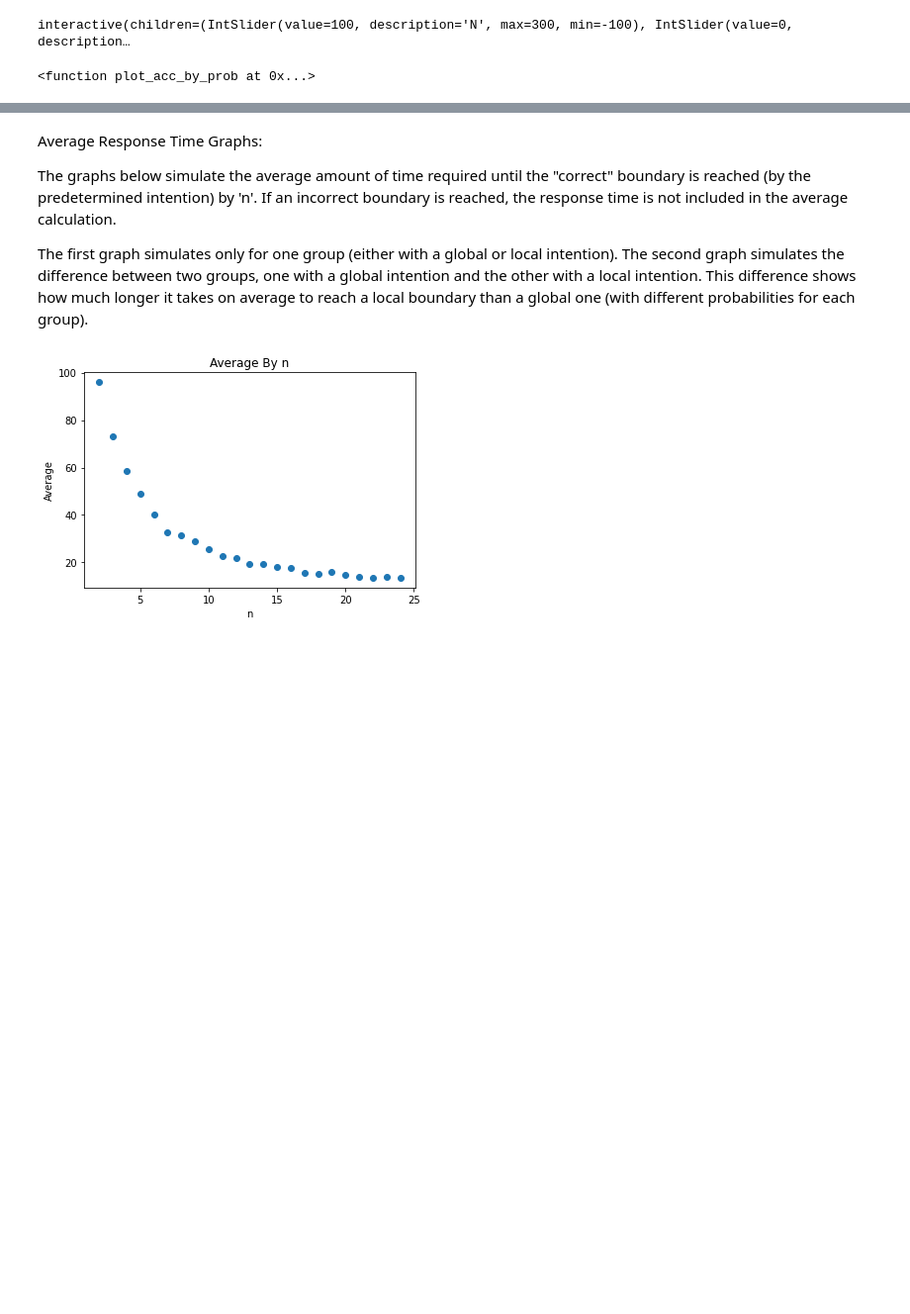
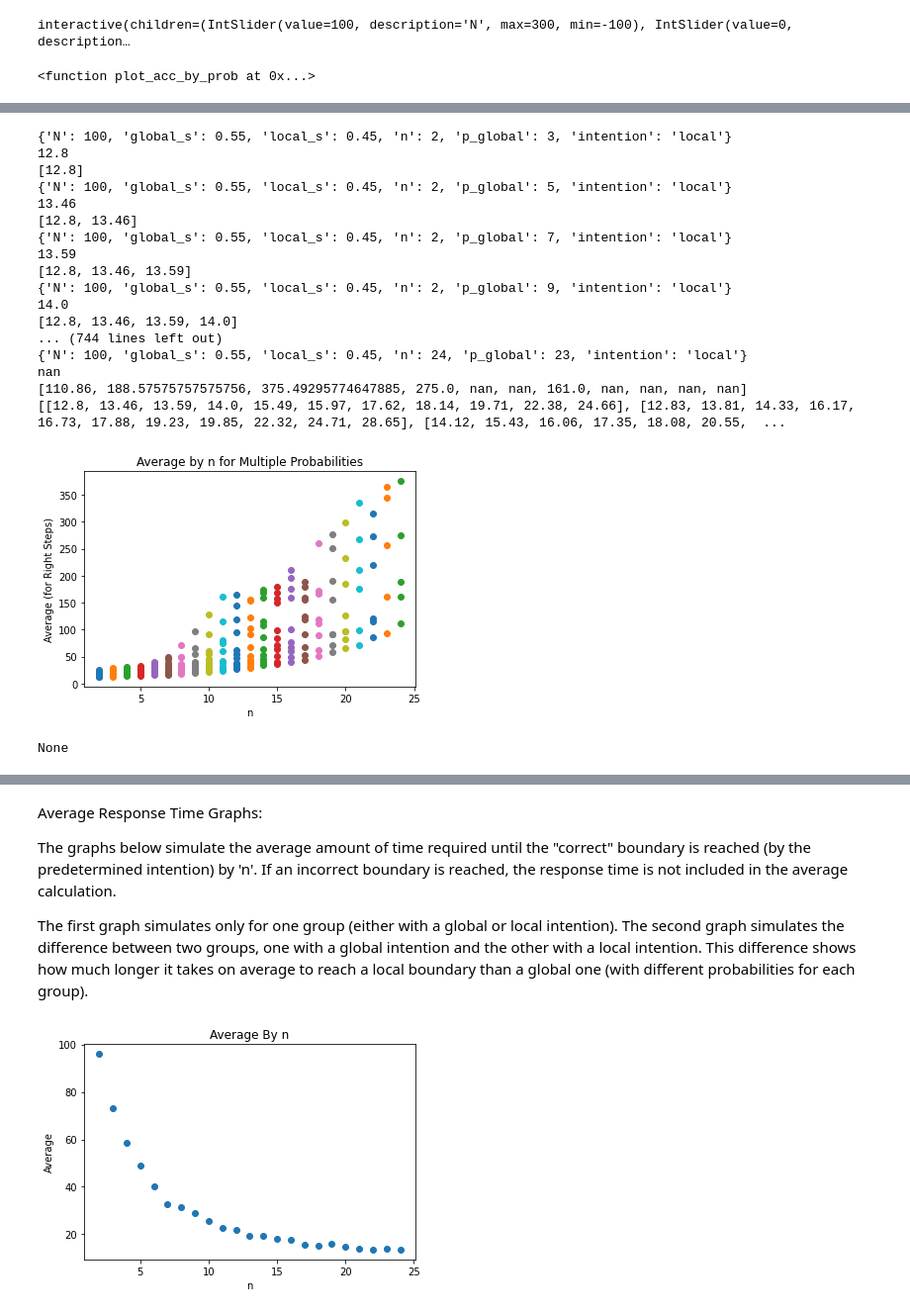
Before and after one commit to yGit741/comdepri, a Jupyter notebook: accuracy_simulation_210121.ipynb, the cells around one changed output, grey strips where cells are left out. Shown: that part at 99% size. Drawn from its saved outputs; the diff is of its cells as text; code cells hidden in the pictures; blank space fills up the shorter version.

Commit message:
average functions by parameters added

```diff
--- a/accuracy_simulation_210121.ipynb
+++ b/accuracy_simulation_210121.ipynb
@@ -364,3 +398,55 @@ av time is (0.0, nan, 47.41)
+# %%
+def df_average_by_param_mult(title='Average by n for Multiple Probabilities', param_x = 'n', min_x=2, max_x=25, step_x=1, param_a= 'p_global', min_a=3, max_a=25, step_a=2, N=100,
+                              global_s=0.55, local_s=0.45, n=12, p_global=50, intention = 'local'):
+  dict_for_param =dict_by_param(N=N, global_s=global_s, local_s=local_s, n=n, p_global=p_global)
+  dict_for_param['intention']=intention
+  array_for_x = np.arange(min_x,max_x,step_x)
+  array_for_a = np.arange(min_a, max_a, step_a)
+  new_array = []
+  for p in array_for_x:
+    same_x_array = []
+    dict_for_param[param_x]=p
+    for a in array_for_a:
+      dict_for_param[param_a]=a
+      print(dict_for_param)
+      acc,av_right,av_wrong=df_average(**dict_for_param)
+      print(av_right)
+      same_x_array.append(av_right)
+      print(same_x_array)
+    new_array.append(same_x_array)
+  print(new_array)
+  for xe, ye in zip(array_for_x, new_array):
+    plt.scatter([xe]*len(ye), ye)
+
+  plt.title(title)
+  plt.xlabel(param_x)
+  plt.ylabel('Average (for Right Steps)')
+  return plt.show()
+
+
+
+
+print(df_average_by_param_mult())
+# %% [output]
+{'N': 100, 'global_s': 0.55, 'local_s': 0.45, 'n': 2, 'p_global': 3, 'intention': 'local'}
+12.8
+[12.8]
+{'N': 100, 'global_s': 0.55, 'local_s': 0.45, 'n': 2, 'p_global': 5, 'intention': 'local'}
+13.46
+[12.8, 13.46]
+{'N': 100, 'global_s': 0.55, 'local_s': 0.45, 'n': 2, 'p_global': 7, 'intention': 'local'}
+13.59
+[12.8, 13.46, 13.59]
+{'N': 100, 'global_s': 0.55, 'local_s': 0.45, 'n': 2, 'p_global': 9, 'intention': 'local'}
+14.0
+[12.8, 13.46, 13.59, 14.0]
+... (744 lines left out)
+{'N': 100, 'global_s': 0.55, 'local_s': 0.45, 'n': 24, 'p_global': 23, 'intention': 'local'}
+nan
+[110.86, 188.57575757575756, 375.49295774647885, 275.0, nan, nan, 161.0, nan, nan, nan, nan]
+[[12.8, 13.46, 13.59, 14.0, 15.49, 15.97, 17.62, 18.14, 19.71, 22.38, 24.66], [12.83, 13.81, 14.33, 16.17, 16.73, 17.88, 19.23, 19.85, 22.32, 24.71, 28.65], [14.12, 15.43, 16.06, 17.35, 18.08, 20.55,  ...
+[figure, added]
+None
 # %%
 def plot_average_of_mult_prob_by_n(N=100, nmin=2, nmax=25, nstep = 1, probmin=3, probmax=25, probstep=3, global_s=0.55, local_s=0.45, intention = 'local'):
     n_range = np.array(range(nmin,nmax,nstep))
```
Also changed, not shown: parts of 4 cells of this notebook.
